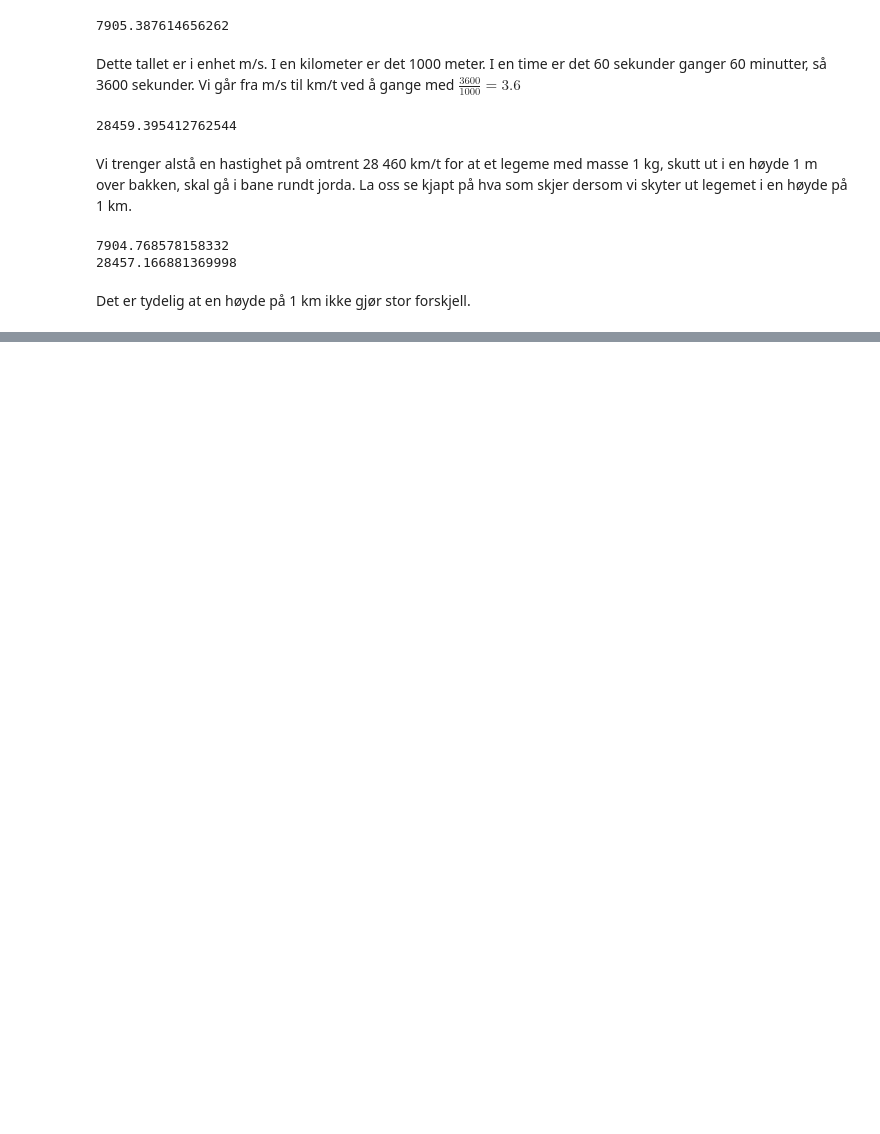
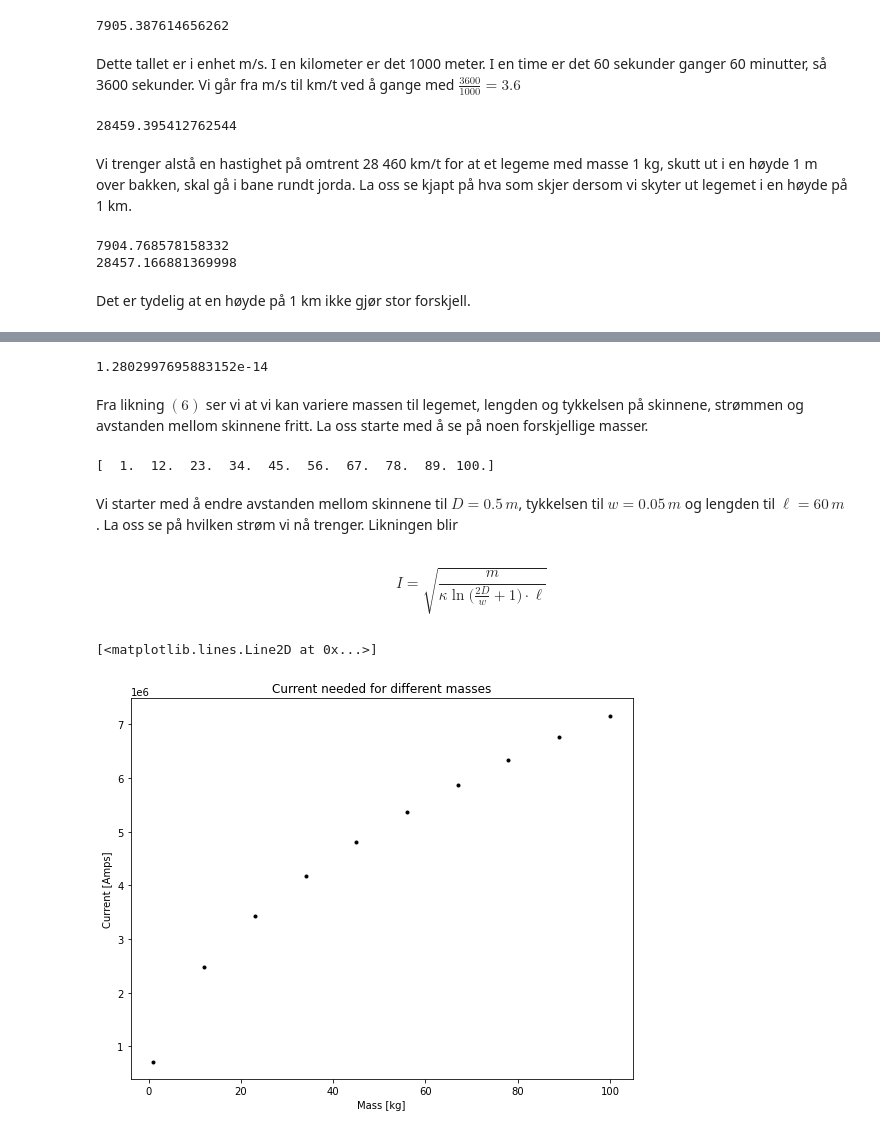
Before and after one commit to JohanCarlsen/FYS1120-Computational-Essay, a Jupyter notebook: Computational Essay.ipynb, the cells around one changed output, grey strips where cells are left out. Cells and saved outputs as stored; diff of their text form; code cells hidden in the pictures; blank space fills up the shorter version.

```diff
--- a/Computational Essay.ipynb
+++ b/Computational Essay.ipynb
@@ -152,0 +319,41 @@ Det er tydelig at en høyde på 1 km ikke gjør stor forskjell.
+# %%
+# defining kappa
+v_o = v_goal
+kappa = 2 * mu_0 / (pi * v_o**2) # dimention: [kg/(Amps^2 s)]
+print(kappa)
+# %% [output]
+1.2802997695883152e-14
+# %% [markdown]
+Fra likning $(6)$ ser vi at vi kan variere massen til legemet, lengden og tykkelsen på skinnene, strømmen og avstanden mellom skinnene fritt. La oss starte med å se på noen forskjellige masser.
+# %%
+mass_list = np.linspace(1, 100, 10) # list of masses we want to test for
+print(mass_list)
+# %% [output]
+[  1.  12.  23.  34.  45.  56.  67.  78.  89. 100.]
+# %% [markdown]
+Vi starter med å endre avstanden mellom skinnene til $D=0.5\,m$, tykkelsen til $w=0.05\,m$ og lengden til $\ell=60\,m$. La oss se på hvilken strøm vi nå trenger. Likningen blir
+# %% [markdown]
+$$I=\sqrt{\frac{m}{\kappa\ln\Big(\frac{2D}{w}+1\Big)\cdot \ell}}$$
+# %%
+D = 0.5 # m
+w = 0.05 # m
+l = 50. # m
+
+def current(m, D, w, l):
+    I_list = np.zeros(len(m))
+
+    for i in range(len(m)):
+        I_list[i] = np.sqrt(m[i] / (kappa * np.log(2*D / w + 1) * l))
+
+    return I_list
+# %%
+I_list = current(mass_list, D, w, l)
+
+plt.figure(figsize=(9,7))
+plt.title('Current needed for different masses')
+plt.xlabel('Mass [kg]')
+plt.ylabel('Current [Amps]')
+plt.plot(mass_list, I_list, 'ok', markersize='3')
+# %% [output]
+[<matplotlib.lines.Line2D at 0x...>]
+[figure, added]
```
Also changed, not shown: parts of 60 cells of this notebook.
